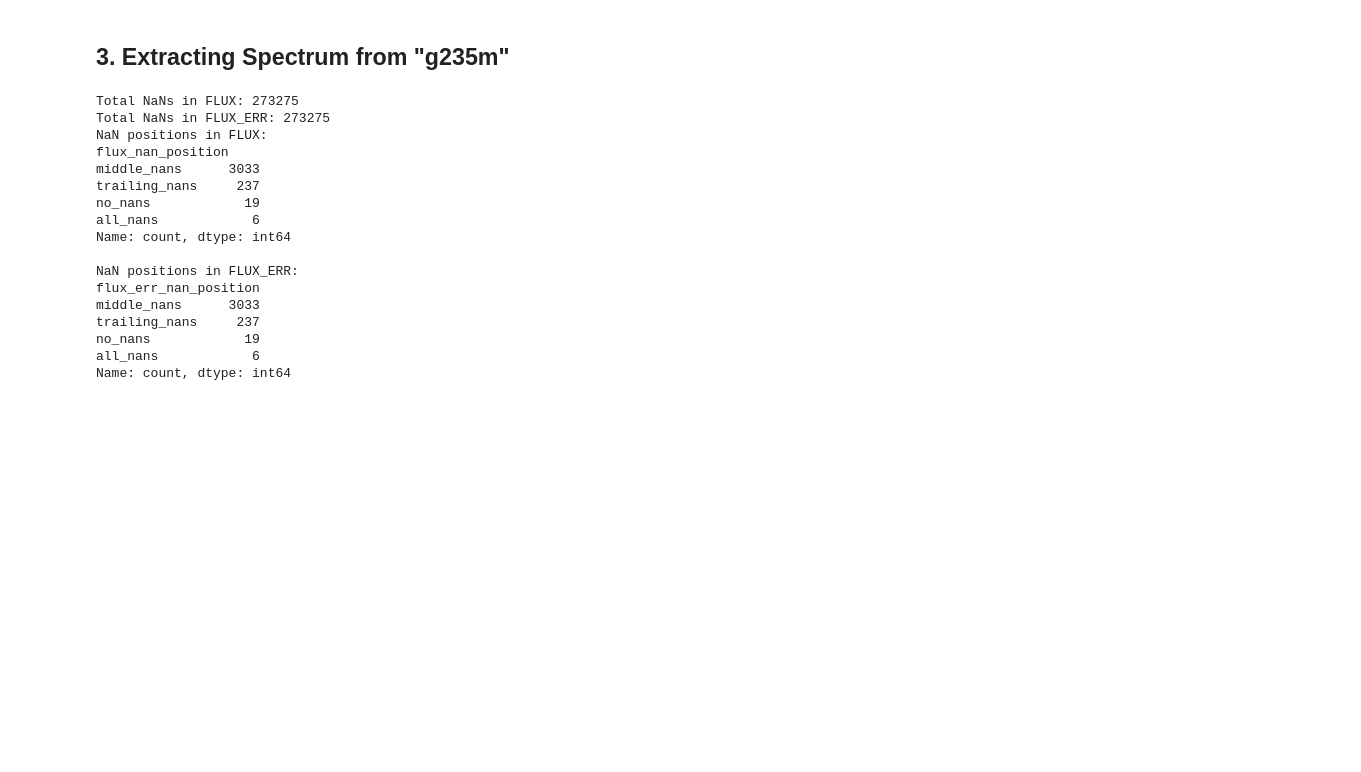
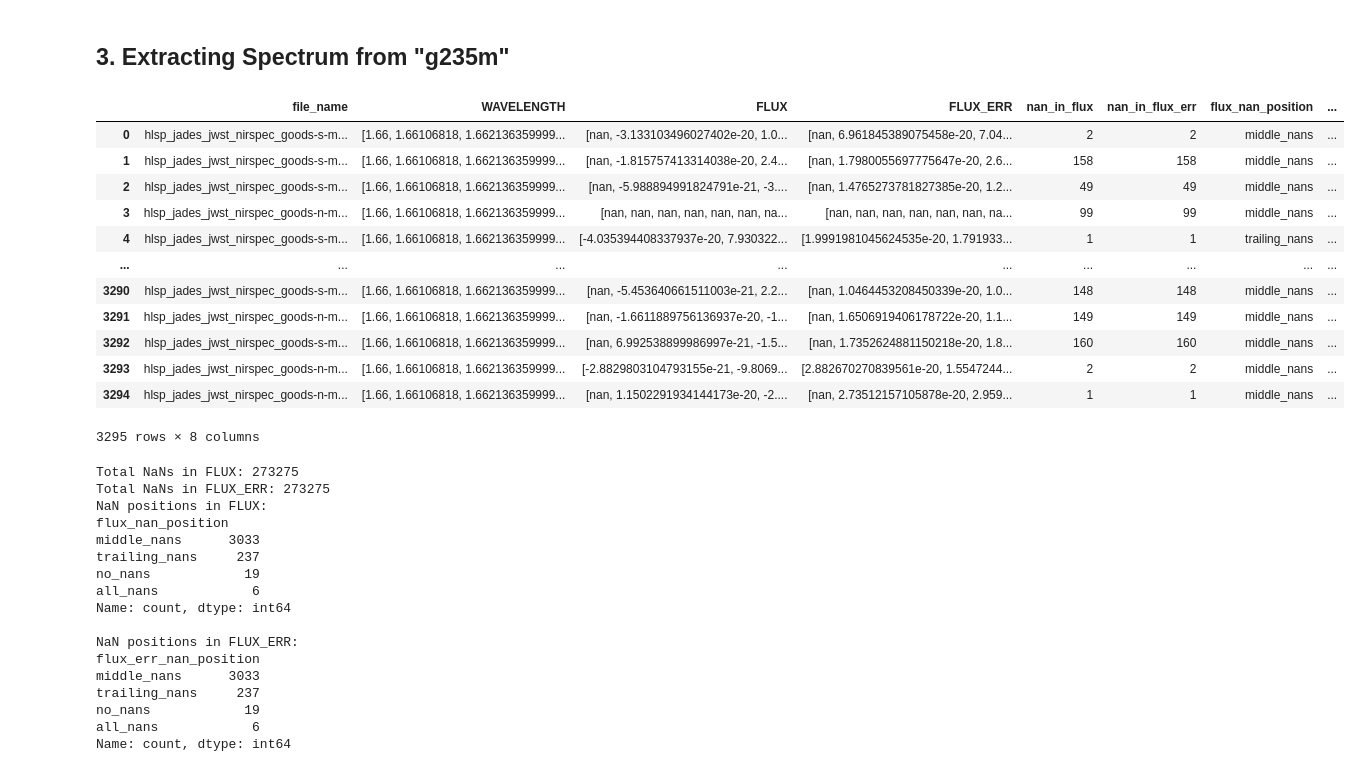
Before and after one commit to aryana-haghjoo/super_resolution, a Jupyter notebook: toy_model/jades_reader.ipynb, the cells around one changed output. Cells and saved outputs as stored; diff of their text form; code cells hidden in the pictures; blank space fills up the shorter version.

```diff
--- a/toy_model/jades_reader.ipynb
+++ b/toy_model/jades_reader.ipynb
@@ -330,6 +362,22 @@ for file in tqdm(fits_files, desc="Processing FITS files"):
 # Create a DataFrame where each row corresponds to a file
 df_g235m= pd.DataFrame(data_list)
 #df_g235m.to_csv('/Users/aryanahaghjoo/Documents/GitHub/super_resolution/toy_model/JADES_spectra_dataframe/g235m.csv', index=False)
+# %%
+df_g235m
+# %% [output]
+|  | file_name | WAVELENGTH | FLUX | FLUX_ERR | nan_in_flux | nan_in_flux_err | flux_nan_position | ... |
+| 0 | hlsp_jades_jwst_nirspec_goods-s-m... | [1.66, 1.66106818, 1.662136359999... | [nan, -3.133103496027402e-20, 1.0... | [nan, 6.961845389075458e-20, 7.04... | 2 | 2 | middle_nans | ... |
+| 1 | hlsp_jades_jwst_nirspec_goods-s-m... | [1.66, 1.66106818, 1.662136359999... | [nan, -1.815757413314038e-20, 2.4... | [nan, 1.7980055697775647e-20, 2.6... | 158 | 158 | middle_nans | ... |
+| 2 | hlsp_jades_jwst_nirspec_goods-s-m... | [1.66, 1.66106818, 1.662136359999... | [nan, -5.988894991824791e-21, -3.... | [nan, 1.4765273781827385e-20, 1.2... | 49 | 49 | middle_nans | ... |
+| 3 | hlsp_jades_jwst_nirspec_goods-n-m... | [1.66, 1.66106818, 1.662136359999... | [nan, nan, nan, nan, nan, nan, na... | [nan, nan, nan, nan, nan, nan, na... | 99 | 99 | middle_nans | ... |
+| 4 | hlsp_jades_jwst_nirspec_goods-s-m... | [1.66, 1.66106818, 1.662136359999... | [-4.035394408337937e-20, 7.930322... | [1.9991981045624535e-20, 1.791933... | 1 | 1 | trailing_nans | ... |
+| ... | ... | ... | ... | ... | ... | ... | ... | ... |
+| 3290 | hlsp_jades_jwst_nirspec_goods-s-m... | [1.66, 1.66106818, 1.662136359999... | [nan, -5.453640661511003e-21, 2.2... | [nan, 1.0464453208450339e-20, 1.0... | 148 | 148 | middle_nans | ... |
+| 3291 | hlsp_jades_jwst_nirspec_goods-n-m... | [1.66, 1.66106818, 1.662136359999... | [nan, -1.6611889756136937e-20, -1... | [nan, 1.6506919406178722e-20, 1.1... | 149 | 149 | middle_nans | ... |
+| 3292 | hlsp_jades_jwst_nirspec_goods-s-m... | [1.66, 1.66106818, 1.662136359999... | [nan, 6.992538899986997e-21, -1.5... | [nan, 1.7352624881150218e-20, 1.8... | 160 | 160 | middle_nans | ... |
+| 3293 | hlsp_jades_jwst_nirspec_goods-n-m... | [1.66, 1.66106818, 1.662136359999... | [-2.8829803104793155e-21, -9.8069... | [2.882670270839561e-20, 1.5547244... | 2 | 2 | middle_nans | ... |
+| 3294 | hlsp_jades_jwst_nirspec_goods-n-m... | [1.66, 1.66106818, 1.662136359999... | [nan, 1.1502291934144173e-20, -2.... | [nan, 2.73512157105878e-20, 2.959... | 1 | 1 | middle_nans | ... |
+3295 rows × 8 columns
 # %%
 # Count NaN entries in each file's FLUX and FLUX_ERR arrays
 df_g235m['nan_in_flux'] = df_g235m['FLUX'].apply(lambda arr: np.isnan(arr).sum())
```
Also changed, not shown: parts of 3 cells of this notebook.
